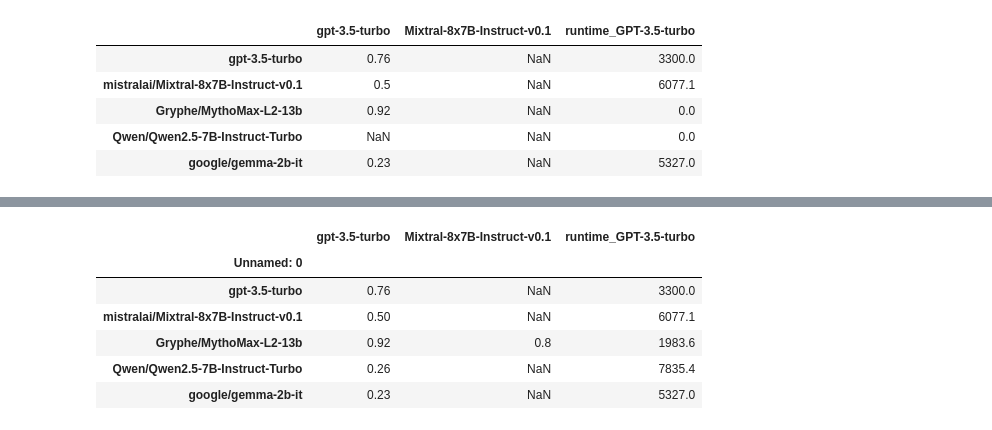
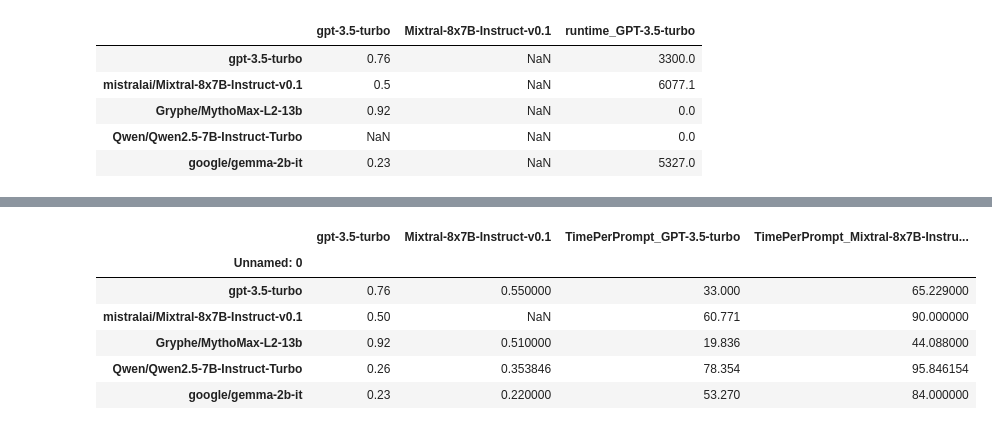
Before and after one commit to Dante-t0/pair-implementation, a Jupyter notebook: experiment.ipynb, the cells around one changed output, grey strips where cells are left out. Drawn from its saved outputs; the diff is of its cells as text; code cells hidden in the pictures.

```diff
--- a/experiment.ipynb
+++ b/experiment.ipynb
@@ -261,8 +191,8 @@ results
 # %%
 # Experiment 6
-sampledPrompts = df['goal'].sample(100)
+sampledPrompts = df['goal'].sample(22)
 iterations = 10
-successCount = 0
+successCount = 27 + 19
 defaultInstance = PAIR(attacker_model='mistralai/Mixtral-8x7B-Instruct-v0.1')
 for objective in sampledPrompts:
     print(f"Running PAIR for objective: {objective}")
@@ -297,3 +208,20 @@ BadRequestError: Error code: 400 - {'error': {'message': 'Failed to generate out
+# %%
+# Experiment 6
+sampledPrompts = df['goal'].sample(22)
+iterations = 10
+successCount = 27 + 19
+defaultInstance = PAIR(attacker_model='mistralai/Mixtral-8x7B-Instruct-v0.1')
+for objective in sampledPrompts:
+    print(f"Running PAIR for objective: {objective}")
+    successful_prompt = defaultInstance.pair(iterations, objective)
+
+    if successful_prompt:
+        successCount += 1
+        print("Jailbreak successful!")
+    else:
+        print("Jailbreak not found.")
+
+print(f"Total successful jailbreaks: {successCount}")
 # %%
 results.iloc[0, 1] = successCount / 100
 results
@@ -315,5 +251,5 @@ for objective in sampledPrompts:
 
 print(f"Total successful jailbreaks: {successCount}")
 # %%
-results.iloc[1, 1] = successCount / 100
+results.iloc[1, 1] = 51 / 100
 results
@@ -356,3 +281,3 @@ KeyboardInterrupt:
 # %%
-results.iloc[3, 1] = successCount / 100
+results.iloc[3, 1] = 23/65
 results
@@ -394,14 +309,14 @@ Total successful jailbreaks: 80
 # %%
-results.iloc[2, 1] = successCount / 100
+results.iloc[2, 1] = 51 / 100
 results
 # %% [output]
-|  | gpt-3.5-turbo | Mixtral-8x7B-Instruct-v0.1 | runtime_GPT-3.5-turbo |
-| Unnamed: 0 |  |  |  |
-| gpt-3.5-turbo | 0.76 | NaN | 3300.0 |
-| mistralai/Mixtral-8x7B-Instruct-v0.1 | 0.50 | NaN | 6077.1 |
-| Gryphe/MythoMax-L2-13b | 0.92 | 0.8 | 1983.6 |
-| Qwen/Qwen2.5-7B-Instruct-Turbo | 0.26 | NaN | 7835.4 |
-| google/gemma-2b-it | 0.23 | NaN | 5327.0 |
+|  | gpt-3.5-turbo | Mixtral-8x7B-Instruct-v0.1 | TimePerPrompt_GPT-3.5-turbo | TimePerPrompt_Mixtral-8x7B-Instru... |
+| Unnamed: 0 |  |  |  |  |
+| gpt-3.5-turbo | 0.76 | 0.550000 | 33.000 | 65.229000 |
+| mistralai/Mixtral-8x7B-Instruct-v0.1 | 0.50 | NaN | 60.771 | 90.000000 |
+| Gryphe/MythoMax-L2-13b | 0.92 | 0.510000 | 19.836 | 44.088000 |
+| Qwen/Qwen2.5-7B-Instruct-Turbo | 0.26 | 0.353846 | 78.354 | 95.846154 |
+| google/gemma-2b-it | 0.23 | 0.220000 | 53.270 | 84.000000 |
 # %%
 # Experiment 10
 sampledPrompts = df['goal'].sample(100)
```
Also changed, not shown: parts of 17 cells of this notebook, 1 other file.
